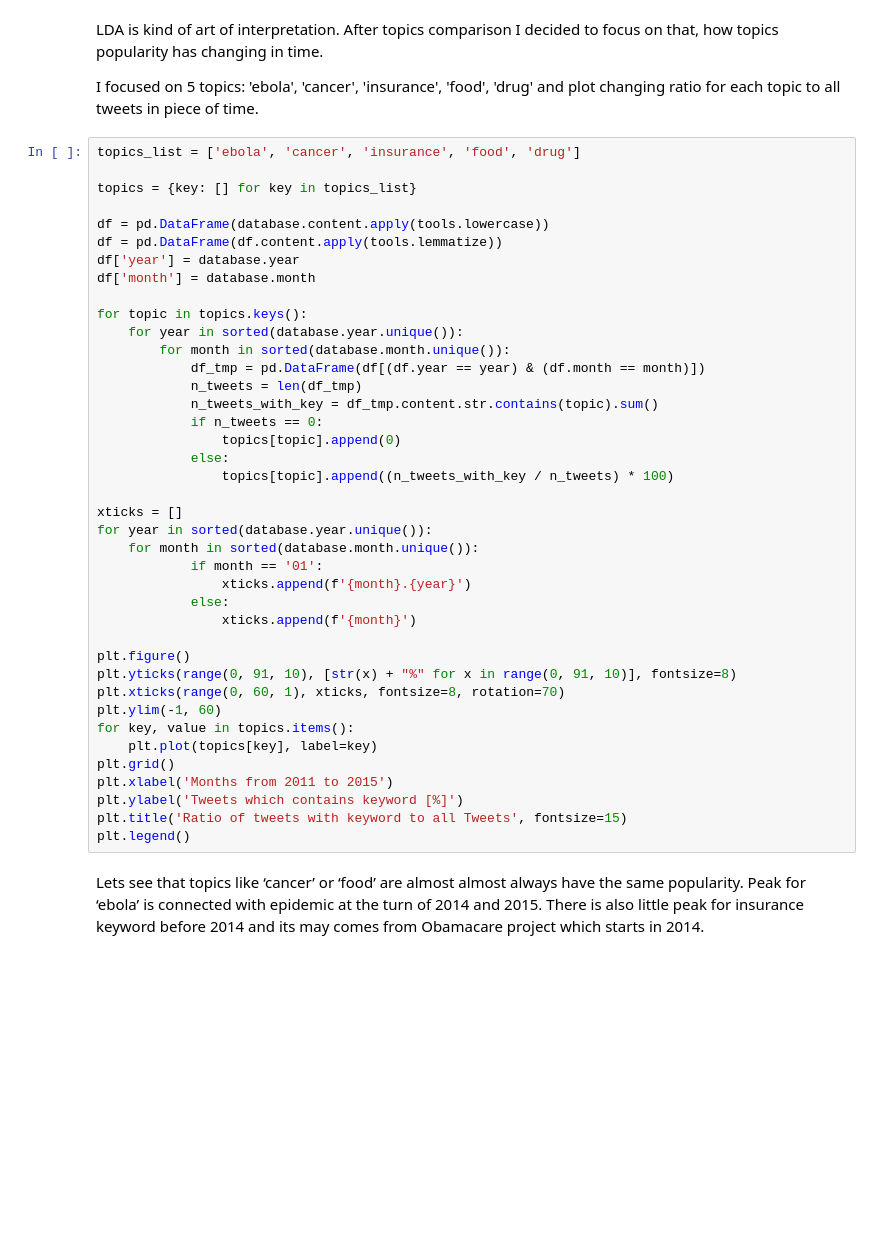
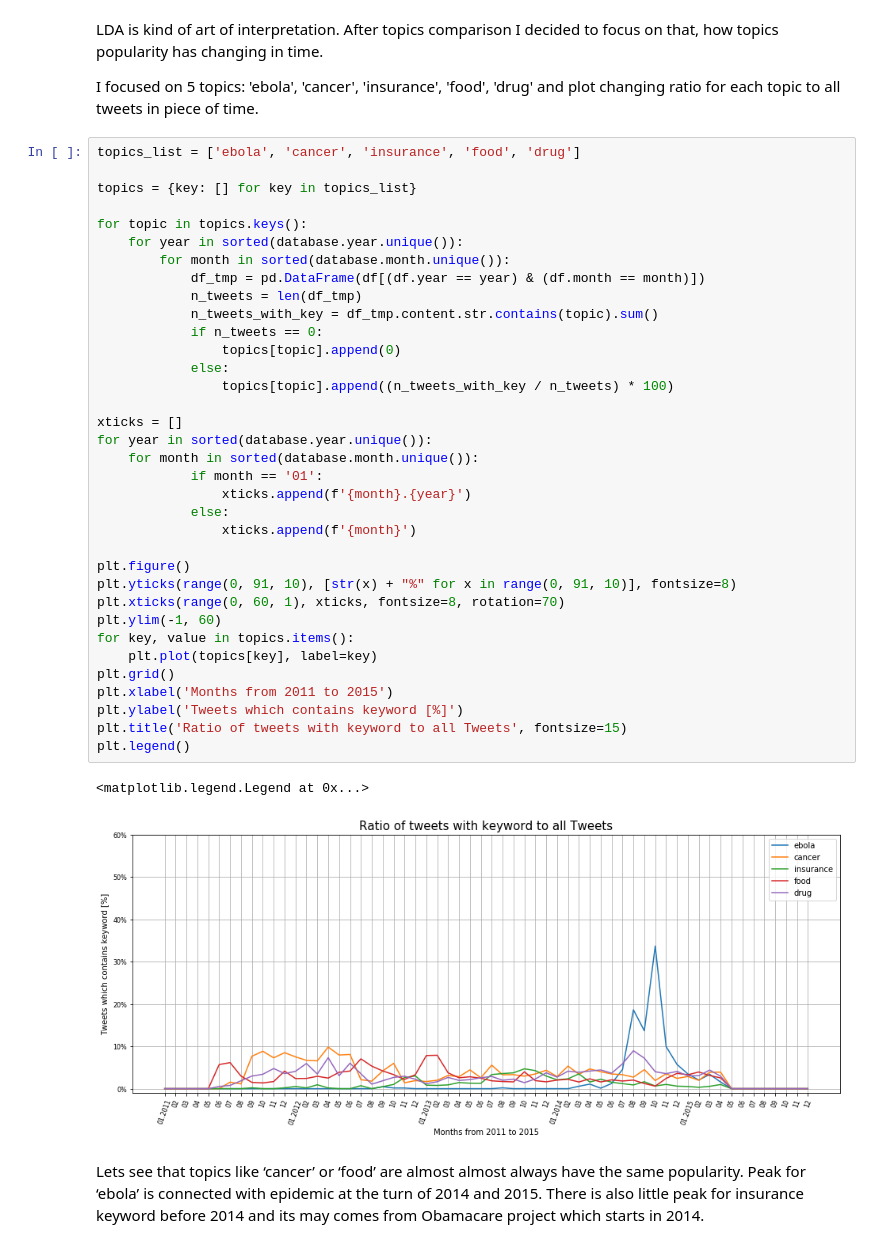
Before and after one commit to xaviersulkowski/EDA-twitter, a Jupyter notebook: twitter-analysis.ipynb, the cells around one changed output. Saved outputs shown, nothing was run; the diff lists cells and outputs as text; blank space fills up the shorter version.

```diff
--- a/twitter-analysis.ipynb
+++ b/twitter-analysis.ipynb
@@ -235,42 +247,40 @@ I focused on 5 topics: 'ebola', 'cancer', 'insurance', 'food', 'drug' and plot c
 topics_list = ['ebola', 'cancer', 'insurance', 'food', 'drug']
 
 topics = {key: [] for key in topics_list}
-
-df = pd.DataFrame(database.content.apply(tools.lowercase))
-df = pd.DataFrame(df.content.apply(tools.lemmatize))
-df['year'] = database.year
-df['month'] = database.month
 
 for topic in topics.keys():
     for year in sorted(database.year.unique()):
         for month in sorted(database.month.unique()):
             df_tmp = pd.DataFrame(df[(df.year == year) & (df.month == month)])
             n_tweets = len(df_tmp)
             n_tweets_with_key = df_tmp.content.str.contains(topic).sum()
             if n_tweets == 0:
                 topics[topic].append(0)
             else:
                 topics[topic].append((n_tweets_with_key / n_tweets) * 100)
 
 xticks = []
 for year in sorted(database.year.unique()):
     for month in sorted(database.month.unique()):
             if month == '01':
                 xticks.append(f'{month}.{year}')
             else:
                 xticks.append(f'{month}')
 
 plt.figure()
 plt.yticks(range(0, 91, 10), [str(x) + "%" for x in range(0, 91, 10)], fontsize=8)
 plt.xticks(range(0, 60, 1), xticks, fontsize=8, rotation=70)
 plt.ylim(-1, 60)
 for key, value in topics.items():
     plt.plot(topics[key], label=key)
 plt.grid()
 plt.xlabel('Months from 2011 to 2015')
 plt.ylabel('Tweets which contains keyword [%]')
 plt.title('Ratio of tweets with keyword to all Tweets', fontsize=15)
 plt.legend()
+# %% [output]
+<matplotlib.legend.Legend at 0x...>
+[figure, added]
 # %% [markdown]
 Lets see that topics like ‘cancer’ or ‘food’ are almost almost always have the same popularity. Peak for ‘ebola’ is connected with epidemic at the turn of 2014 and 2015. There is also little peak for insurance keyword before 2014 and its may comes from Obamacare project which starts in 2014.
 # %% [markdown]
```
Also changed, not shown: parts of 6 cells of this notebook, 3 other files.
